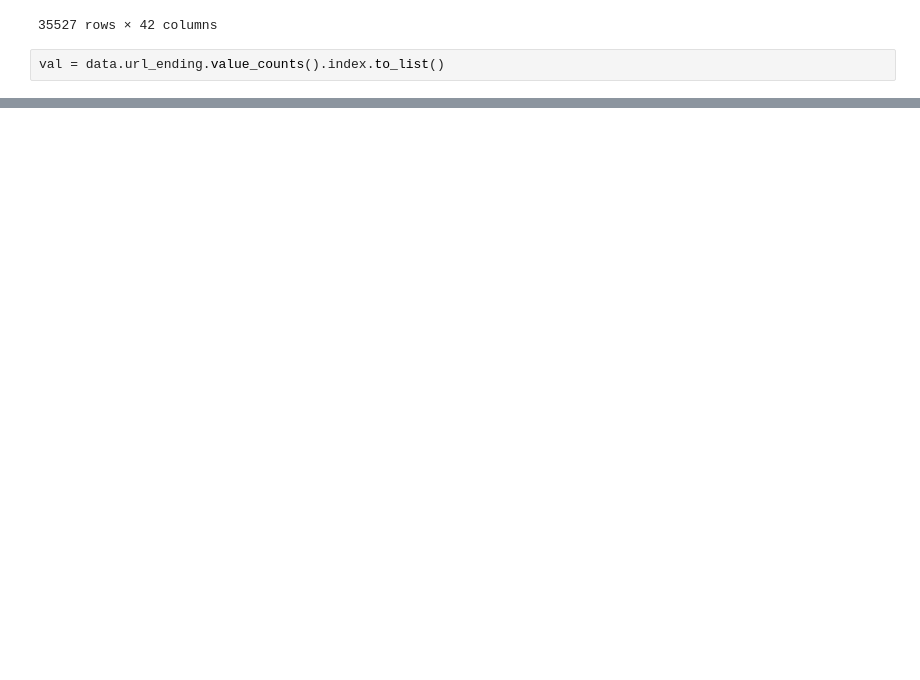
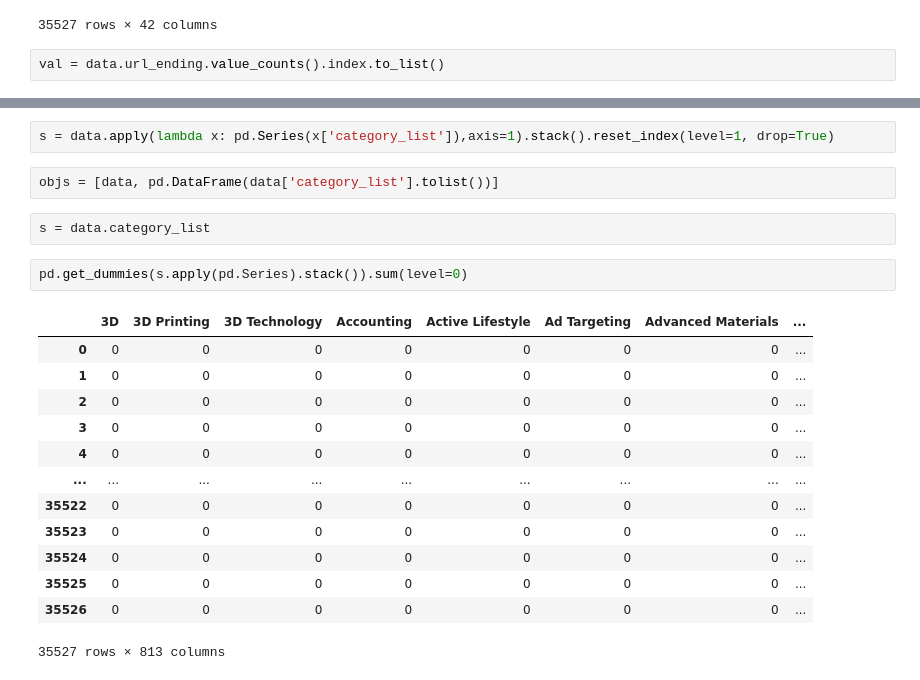
Before and after one commit to brenfrrs/startup_classification, a Jupyter notebook: EDA_large_notebook.ipynb, the cells around one changed output, grey strips where cells are left out. Cells and saved outputs as stored; diff of their text form; blank space fills up the shorter version.

Commit message:
isolated categories into dummy columns

```diff
--- a/EDA_large_notebook.ipynb
+++ b/EDA_large_notebook.ipynb
@@ -172,0 +275,22 @@ val[-60:]
+# %%
+s = data.apply(lambda x: pd.Series(x['category_list']),axis=1).stack().reset_index(level=1, drop=True)
+# %%
+objs = [data, pd.DataFrame(data['category_list'].tolist())]
+# %%
+s = data.category_list
+# %%
+pd.get_dummies(s.apply(pd.Series).stack()).sum(level=0)
+# %% [output]
+|  | 3D | 3D Printing | 3D Technology | Accounting | Active Lifestyle | Ad Targeting | Advanced Materials | ... |
+| 0 | 0 | 0 | 0 | 0 | 0 | 0 | 0 | ... |
+| 1 | 0 | 0 | 0 | 0 | 0 | 0 | 0 | ... |
+| 2 | 0 | 0 | 0 | 0 | 0 | 0 | 0 | ... |
+| 3 | 0 | 0 | 0 | 0 | 0 | 0 | 0 | ... |
+| 4 | 0 | 0 | 0 | 0 | 0 | 0 | 0 | ... |
+| ... | ... | ... | ... | ... | ... | ... | ... | ... |
+| 35522 | 0 | 0 | 0 | 0 | 0 | 0 | 0 | ... |
+| 35523 | 0 | 0 | 0 | 0 | 0 | 0 | 0 | ... |
+| 35524 | 0 | 0 | 0 | 0 | 0 | 0 | 0 | ... |
+| 35525 | 0 | 0 | 0 | 0 | 0 | 0 | 0 | ... |
+| 35526 | 0 | 0 | 0 | 0 | 0 | 0 | 0 | ... |
+35527 rows × 813 columns
```
Also changed, not shown: parts of 24 cells of this notebook.
